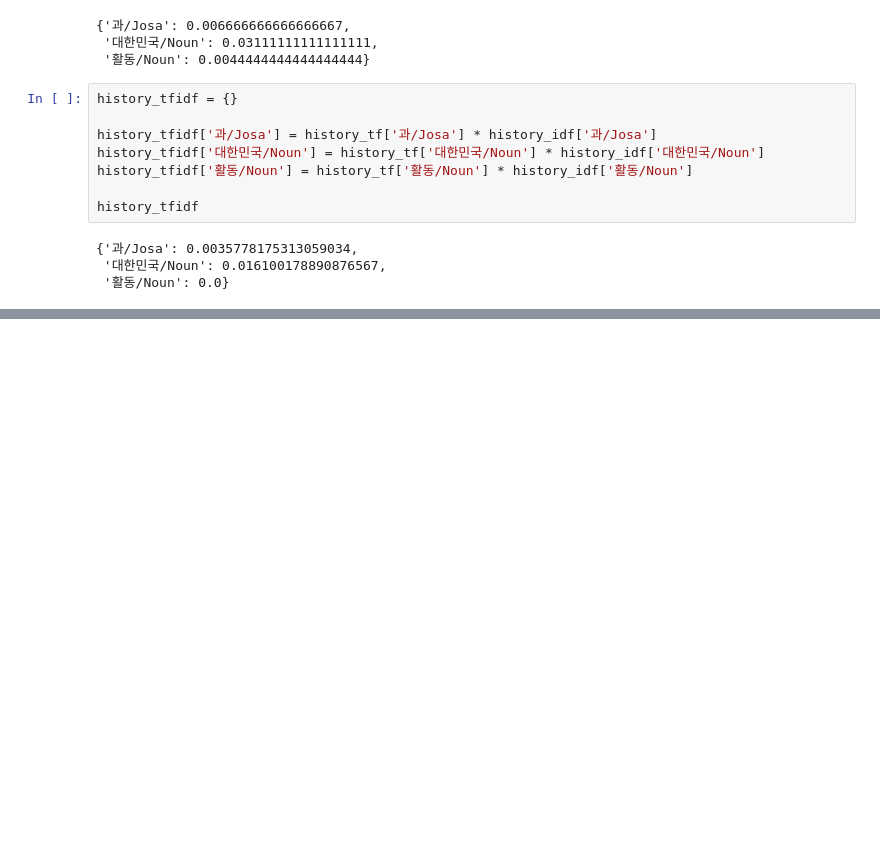
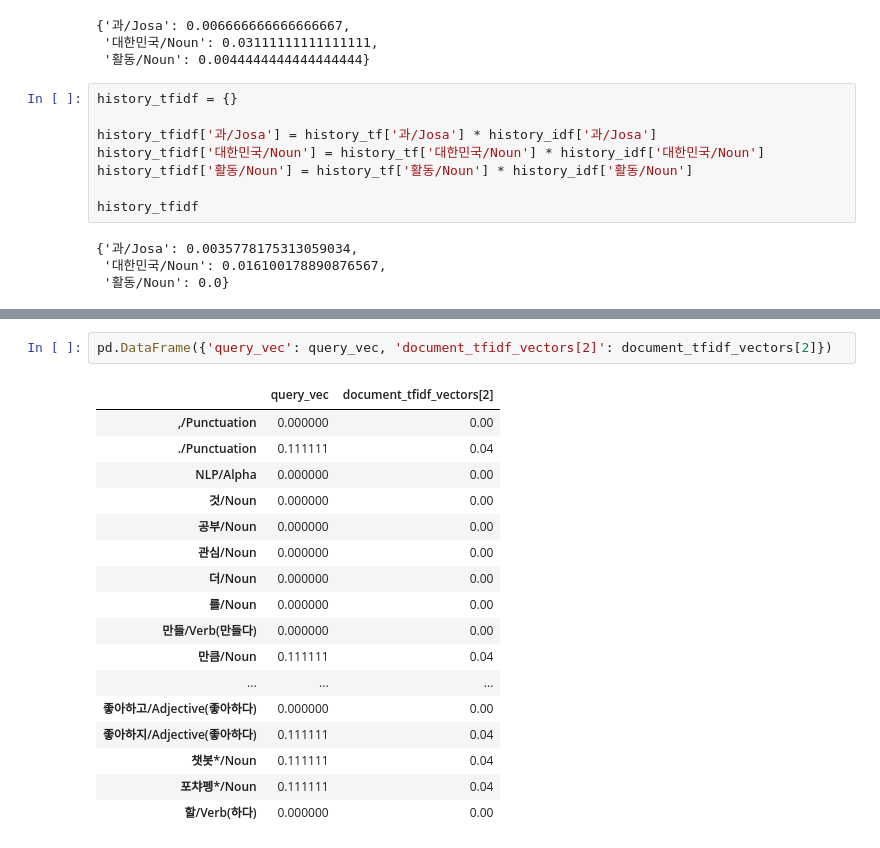
Before and after one commit to sucream/nlp_study, a Jupyter notebook: chap3/chap3.ipynb, the cells around one changed output, grey strips where cells are left out. Drawn from its saved outputs; the diff is of its cells as text; blank space fills up the shorter version.

```diff
--- a/chap3/chap3.ipynb
+++ b/chap3/chap3.ipynb
@@ -850,0 +1039,20 @@ history_tfidf
+# %%
+pd.DataFrame({'query_vec': query_vec, 'document_tfidf_vectors[2]': document_tfidf_vectors[2]})
+# %% [output]
+|  | query_vec | document_tfidf_vectors[2] |
+| ,/Punctuation | 0.000000 | 0.00 |
+| ./Punctuation | 0.111111 | 0.04 |
+| NLP/Alpha | 0.000000 | 0.00 |
+| 것/Noun | 0.000000 | 0.00 |
+| 공부/Noun | 0.000000 | 0.00 |
+| 관심/Noun | 0.000000 | 0.00 |
+| 더/Noun | 0.000000 | 0.00 |
+| 를/Noun | 0.000000 | 0.00 |
+| 만들/Verb(만들다) | 0.000000 | 0.00 |
+| 만큼/Noun | 0.111111 | 0.04 |
+| ... | ... | ... |
+| 좋아하고/Adjective(좋아하다) | 0.000000 | 0.00 |
+| 좋아하지/Adjective(좋아하다) | 0.111111 | 0.04 |
+| 챗봇*/Noun | 0.111111 | 0.04 |
+| 포챠펭*/Noun | 0.111111 | 0.04 |
+| 할/Verb(하다) | 0.000000 | 0.00 |
```
Also changed, not shown: parts of 13 cells of this notebook, 3 other files.
